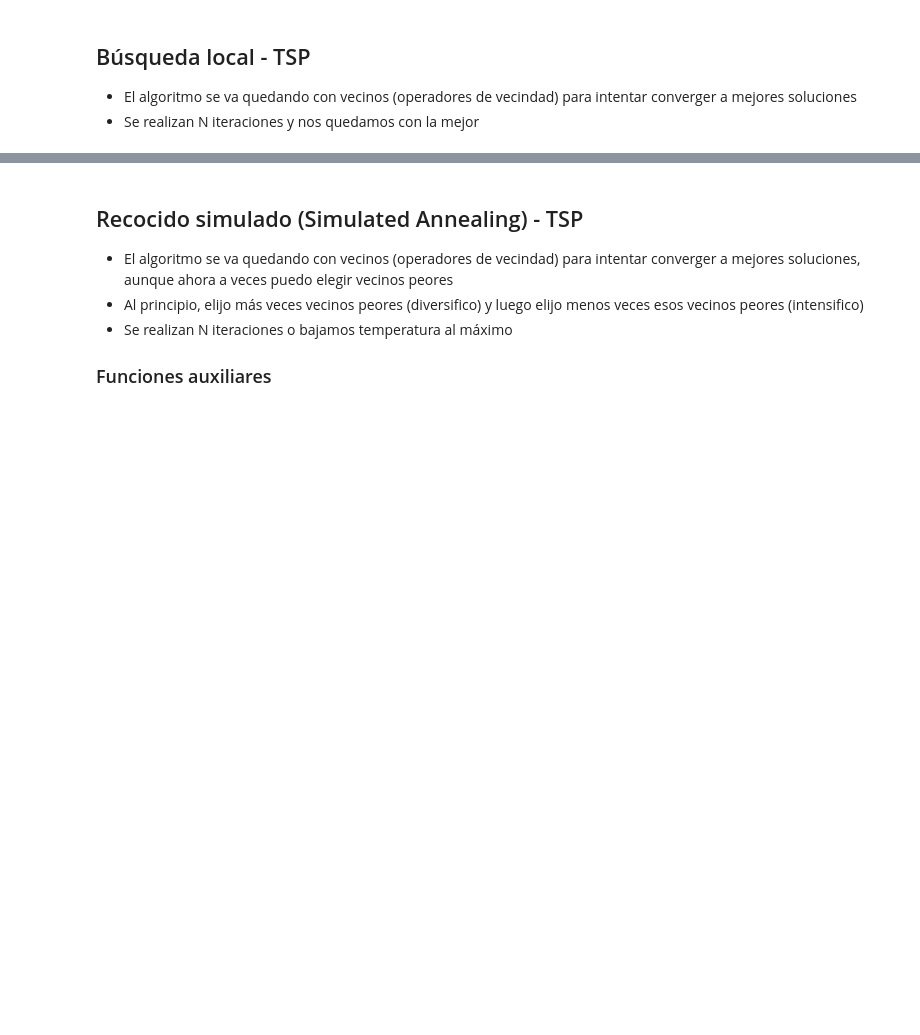
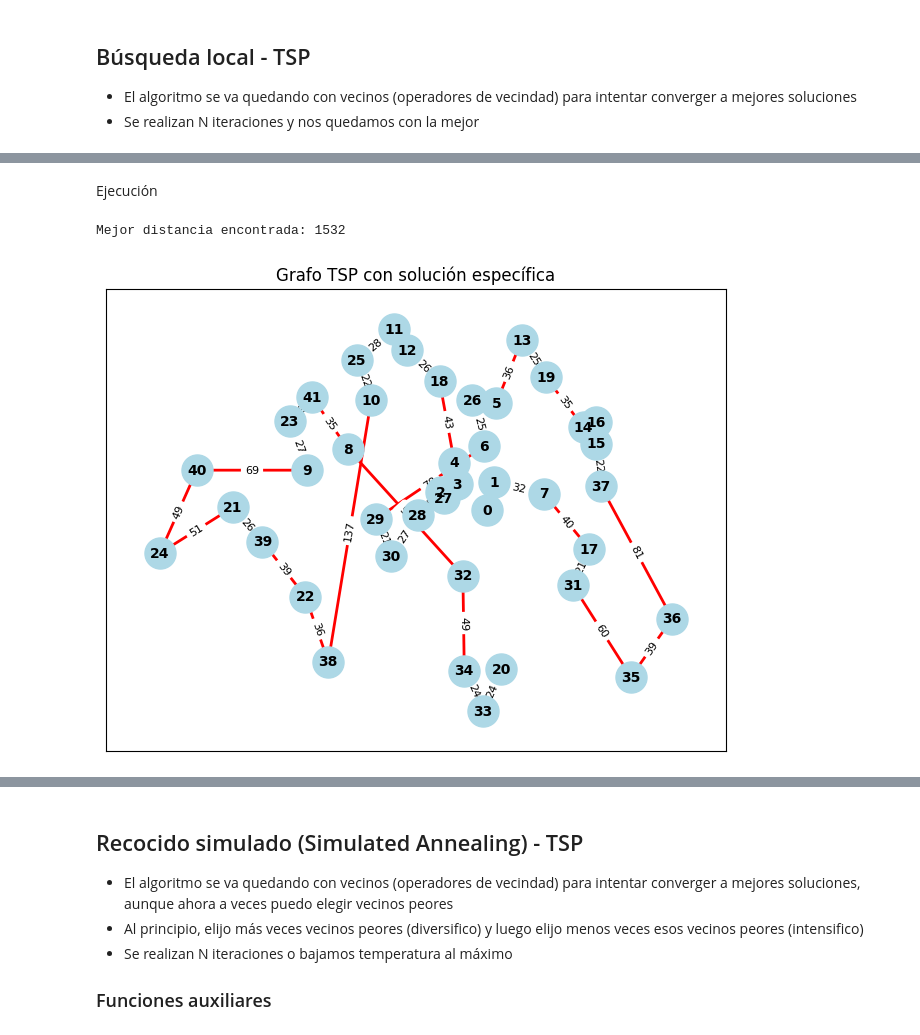
Before and after one commit to Carmen10-171/03MIAR_Algoritmos-de-Optimizacion, a Jupyter notebook: 03MIAR_MCarmenCopeSoler_AG3.ipynb, the cells around one changed output, grey strips where cells are left out. Saved outputs shown, nothing was run; the diff lists cells and outputs as text; code cells hidden in the pictures; blank space fills up the shorter version.

```diff
--- a/03MIAR_MCarmenCopeSoler_AG3.ipynb
+++ b/03MIAR_MCarmenCopeSoler_AG3.ipynb
@@ -314,0 +326,22 @@ Distancia: 1822
+# %%
+def multiarranque(problema, num_arranques=20):
+    mejor_global = None
+    mejor_dist_global = float("inf")
+
+    for k in range(num_arranques):
+        solucion, dist, it = busqueda_local(problema)
+
+        if dist < mejor_dist_global:
+            mejor_global = solucion
+            mejor_dist_global = dist
+
+    return mejor_global, mejor_dist_global
+# %% [markdown]
+Ejecución
+# %%
+sol, dist = multiarranque(problema, num_arranques=30)
+print("Mejor distancia encontrada:", dist)
+plot_tsp_solution(problema.edge_weights, sol)
+# %% [output]
+Mejor distancia encontrada: 1532
+[figure, added]
```
Also changed, not shown: parts of 17 cells of this notebook.
